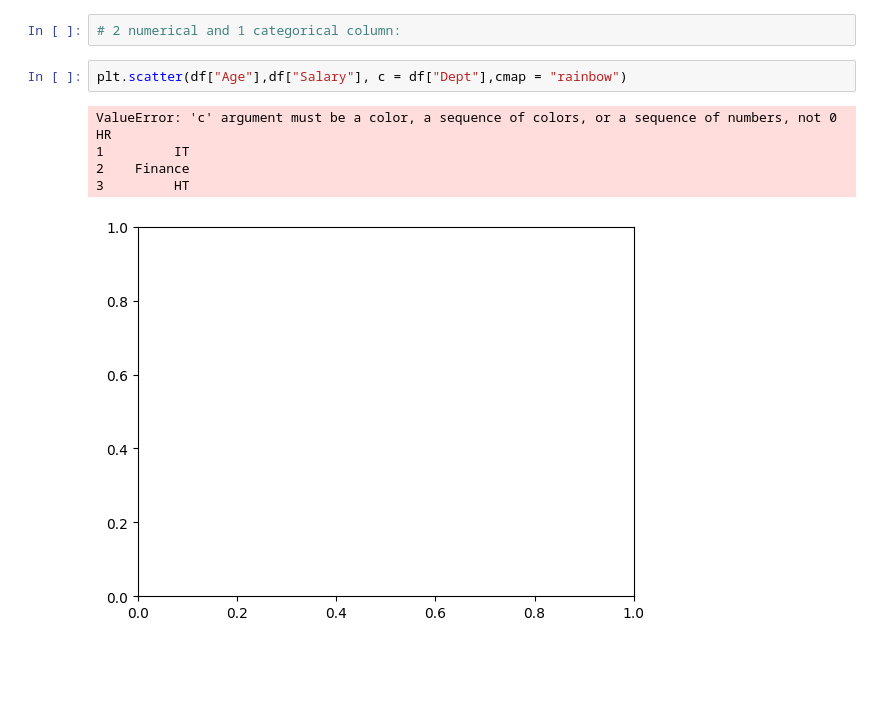
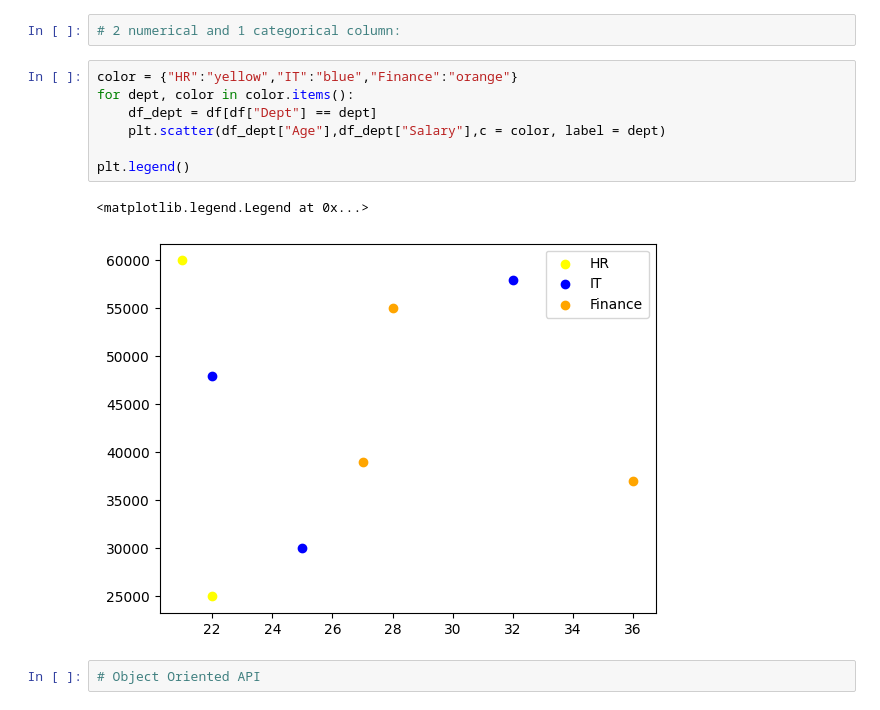
Before and after one commit to Ankitkr20/Python-DataAnalyst-Practice-Questions, a Jupyter notebook: matplotlib.ipynb, the cells around one changed output. Drawn from its saved outputs; the diff is of its cells as text; blank space fills up the shorter version.

```diff
--- a/matplotlib.ipynb
+++ b/matplotlib.ipynb
@@ -242,11 +242,15 @@ plt.show()
 [figure]
 # %%
 # 2 numerical and 1 categorical column:
-# %%
-plt.scatter(df["Age"],df["Salary"], c = df["Dept"],cmap = "rainbow")
-# %% [output]
-ValueError: 'c' argument must be a color, a sequence of colors, or a sequence of numbers, not 0         HR
-1         IT
-2    Finance
-3         HT
-[figure, removed]
+# %%
+color = {"HR":"yellow","IT":"blue","Finance":"orange"}
+for dept, color in color.items():
+    df_dept = df[df["Dept"] == dept]
+    plt.scatter(df_dept["Age"],df_dept["Salary"],c = color, label = dept)
+
+plt.legend()
+# %% [output]
+<matplotlib.legend.Legend at 0x...>
+[figure, added]
+# %%
+# Object Oriented API
```
Also changed, not shown: parts of 8 cells of this notebook, 2 other files.
